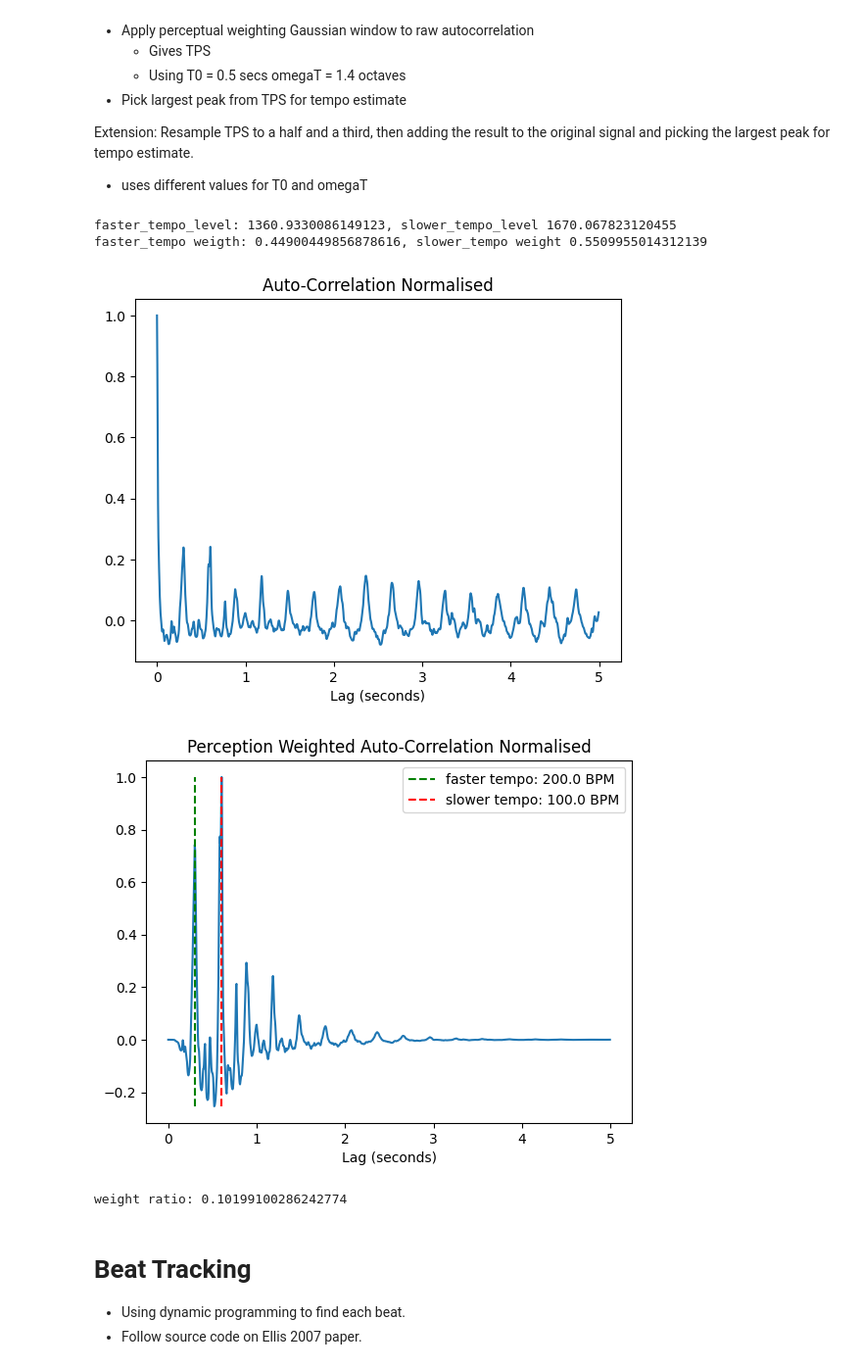
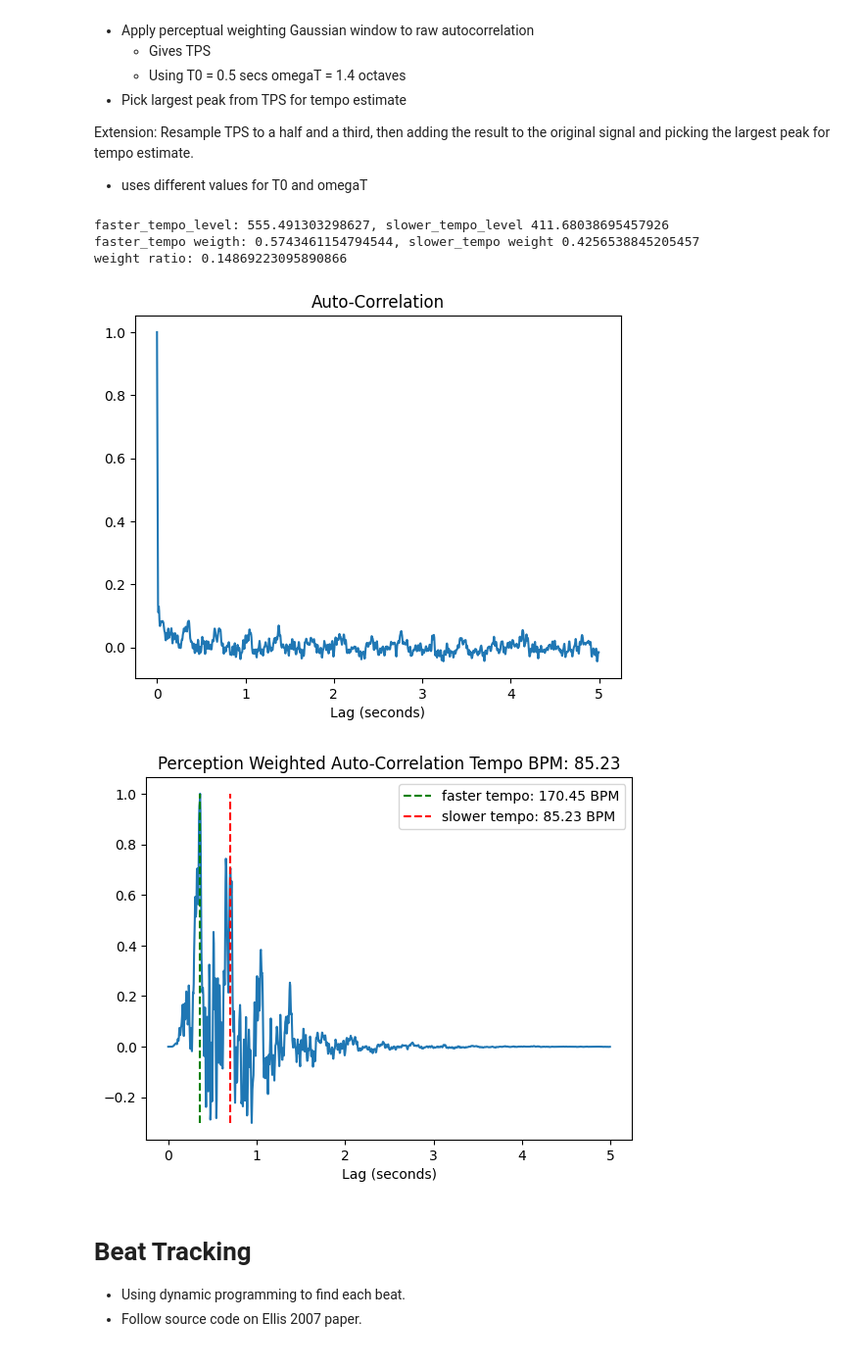
Before and after one commit to ruarim/beat_tracker, a Jupyter notebook: beat_tracker_dynamic.ipynb, the cells around one changed output. Shown at 98% size. Cells and saved outputs as stored; diff of their text form; code cells hidden in the pictures.

```diff
--- a/beat_tracker_dynamic.ipynb
+++ b/beat_tracker_dynamic.ipynb
@@ -24,7 +17,7 @@ Create data structure for each peice of audio.
 # data/BallroomData/Jive/Albums-Cafe_Paradiso-16.wav # Easy - 172 BPM
 
 # get file
-file_path = 'data/BallroomData/Quickstep/Albums-Ballroom_Classics4-20.wav'
+file_path = 'data/BallroomData/Waltz/Albums-Ballroom_Classics4-01.wav'
 
 # resample rate - based on method of ellis 2007
 resample_rate = 8000
@@ -139,10 +132,11 @@ Resample TPS to a half and a third, then adding the result to the original signa
 - uses different values for T0 and omegaT
 # %%
 
-def plot_auto_c(auto_c, tps, faster_tempo, slower_tempo, sr, hop_length):
+def plot_auto_c(auto_c, tps, faster_tempo, slower_tempo, selected_tempo, sr, hop_length):
     # calculate bpm for plot
-    tempo_1_bpm = round(60 * sr / (faster_tempo * hop_length), 2)
-    tempo_2_bpm = round(60 * sr / (slower_tempo * hop_length), 2)
+    faster_tempo_bpm = round(60 * sr / (faster_tempo * hop_length), 2)
+    slower_tempo_bpm = round(60 * sr / (slower_tempo * hop_length), 2)
+    selected_tempo_bpm = round(60 * sr / (selected_tempo * hop_length), 2)
 
     auto_c = auto_c / np.max(auto_c)
     tps = tps / np.max(tps)
@@ -150,15 +144,15 @@ def plot_auto_c(auto_c, tps, faster_tempo, slower_tempo, sr, hop_length):
     times = np.arange(len(auto_c)) * (hop_length / sr)
 
     plt.plot(times, auto_c)
-    plt.title('Auto-Correlation Normalised')
+    plt.title('Auto-Correlation')
     plt.xlabel('Lag (seconds)')
     plt.show()
 
     plt.plot(times, tps)
-    plt.vlines(faster_tempo * (hop_length / sr), ymin=min(tps), ymax=max(tps), color='g', linestyle='--', label='faster tempo: {} BPM'.format(tempo_1_bpm))
-    plt.vlines(slower_tempo * (hop_length / sr), ymin=min(tps), ymax=max(tps), color='r', linestyle='--', label='slower tempo: {} BPM'.format(tempo_2_bpm))
+    plt.vlines(faster_tempo * (hop_length / sr), ymin=min(tps), ymax=max(tps), color='g', linestyle='--', label='faster tempo: {} BPM'.format(faster_tempo_bpm))
+    plt.vlines(slower_tempo * (hop_length / sr), ymin=min(tps), ymax=max(tps), color='r', linestyle='--', label='slower tempo: {} BPM'.format(slower_tempo_bpm))
     plt.legend()
-    plt.title('Perception Weighted Auto-Correlation Normalised')
+    plt.title('Perception Weighted Auto-Correlation Tempo BPM: {}'.format(selected_tempo_bpm))
     plt.xlabel('Lag (seconds)')
     plt.show()
 
@@ -203,7 +197,7 @@ def secondary_tempo(tps):
         slower_tempo_frame = np.argmax(tps_3) * 3
         return faster_tempo_frame, slower_tempo_frame
 
-def estimate_tempo(odf, sr, hop_sec, max_lag_s=5, show=True):
+def estimate_tempo(odf, sr, hop_sec, max_lag_s=5, weight_threshold_ratio=0.15, show=True):
     hop_length = int(hop_sec * sr)
 
     # only correlate reasonable tempo range - 4 seconds is plenty
@@ -212,56 +206,50 @@ def estimate_tempo(odf, sr, hop_sec, max_lag_s=5, show=True):
     # auto correlate onset strength
     auto_c = librosa.autocorrelate(odf, max_size=max_size)
 
     # weighting function needs lag in seconds
     lags_seconds = np.arange(len(auto_c)) * (hop_length / sr)
 
     # apply perceptual weightinig get tempo period strengths
     tps = perceptual_weighting(lags_seconds) * auto_c
 
     # # calculate secondary bpm
     # # two further functions are calculated by resampling T P S to one-half and one-third,
     # # respectively, of its original length, adding this to the original T P S,
     # # then choosing the largest peak across both these sequences - ellis 2007
     faster_tempo_frame, slower_tempo_frame = secondary_tempo(tps)
 
     # Relative weights of the two levels are again taken from the relative peak heights
     # at the two period estimates in the original T P S. This approach finds the tempo that maximizes
     # the sum of the T P S values at both metrical levels
     faster_tempo_level = tps[faster_tempo_frame]
     slower_tempo_level = tps[slower_tempo_frame]
 
     faster_tempo_weight = faster_tempo_level / (faster_tempo_level + slower_tempo_level)
     slower_tempo_weight = slower_tempo_level / (faster_tempo_level + slower_tempo_level)
 
+    # start testing without - risk of over fitting to data set
+    # weight difference decision rule - not explicitly mentioned in the paper - this is my interpretation
 
-    print("faster_tempo_level: {}, slower_tempo_level {}".format(faster_tempo_level, slower_tempo_level))
-    print("faster_tempo weigth: {}, slower_tempo weight {}".format(faster_tempo_weight, slower_tempo_weight))
+    # weight difference threshold
+    if abs(faster_tempo_weight - slower_tempo_weight) > weight_threshold_ratio: selected_tempo = slower_tempo_frame
+    else: selected_tempo = faster_tempo_frame
 
-    if(show): plot_auto_c(auto_c, tps, faster_tempo_frame, slower_tempo_frame, sr, hop_length)
+    # plot results
+    if(show):
+        print("faster_tempo_level: {}, slower_tempo_level {}".format(faster_tempo_level, slower_tempo_level))
+        print("faster_tempo weigth: {}, slower_tempo weight {}".format(faster_tempo_weight, slower_tempo_weight))
+        print('weight ratio: {}'.format(abs(faster_tempo_weight - slower_tempo_weight)))
+        plot_auto_c(auto_c, tps, faster_tempo_frame, slower_tempo_frame, selected_tempo, sr, hop_length)
 
-    # Prefer the faster tempo unless the differnce between fast and slow rate is significantly large
-    # Example decision rule - try with and without treshhold
-    # if faster_tempo_weight > slower_tempo_weight: #* threshold_ratio:
-    #     tempo = faster_tempo_frame
-    # else:
-    #     tempo = slower_tempo_frame
-    print('weight ratio: {}'.format(abs(faster_tempo_weight - slower_tempo_weight)))
-
-    # weight_difference_threshold? - add a function param
-    threshold_ratio = 0.15
-
-    # risk of over fitting to data set
-    if abs(faster_tempo_weight - slower_tempo_weight) > threshold_ratio: return slower_tempo_frame
-
-    return faster_tempo_frame
+    return selected_tempo
 
 tempo_estimate = estimate_tempo(ose, sr, hop_sec)
 # %% [output]
-faster_tempo_level: 1360.9330086149123, slower_tempo_level 1670.067823120455
-faster_tempo weigth: 0.44900449856878616, slower_tempo weight 0.5509955014312139
+faster_tempo_level: 555.491303298627, slower_tempo_level 411.68038695457926
+faster_tempo weigth: 0.5743461154794544, slower_tempo weight 0.4256538845205457
+weight ratio: 0.14869223095890866
-[figure, old version]
+[figure, new version]
-[figure, old version]
+[figure, new version]
-weight ratio: 0.10199100286242774
 # %% [markdown]
 # Beat Tracking
 - Using dynamic programming to find each beat.
```
Also changed, not shown: parts of 7 cells of this notebook.
